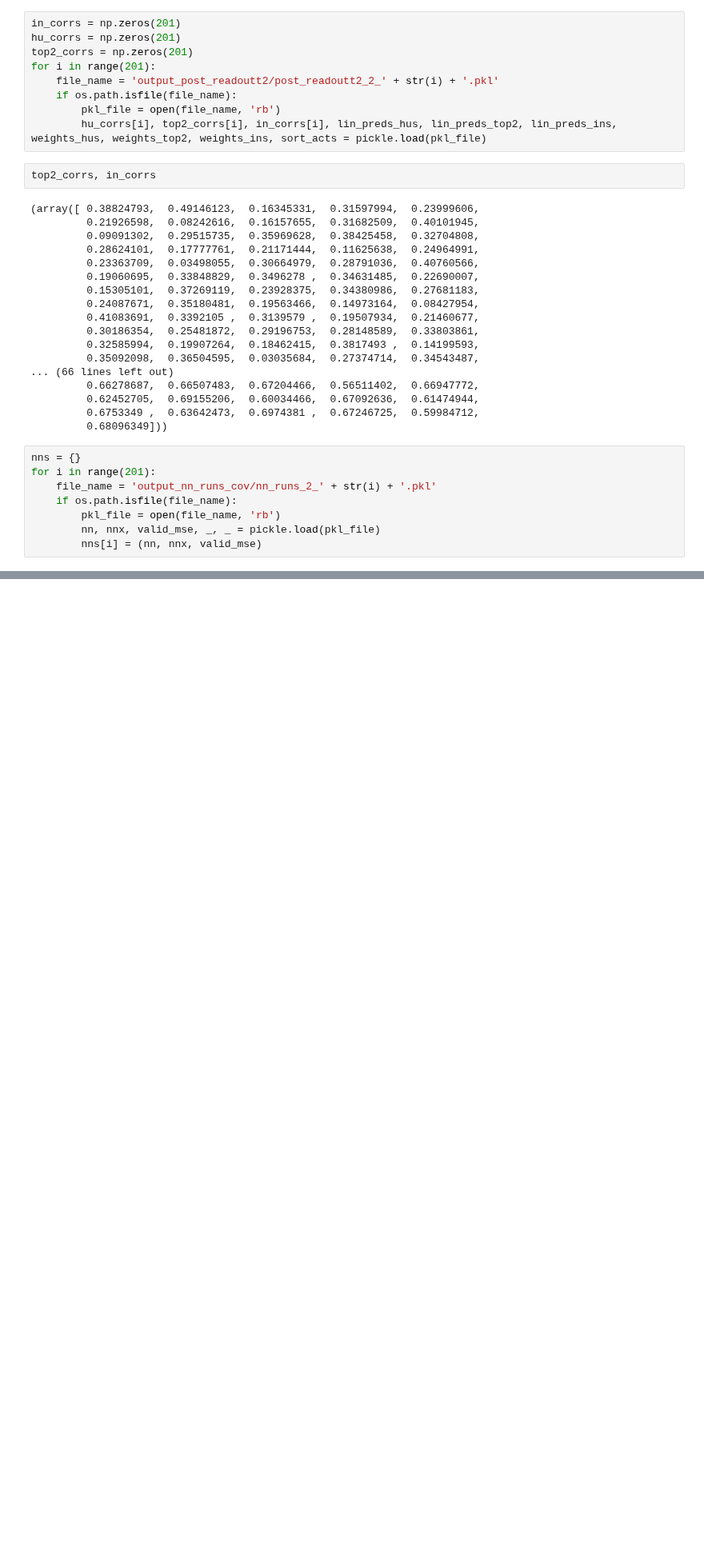
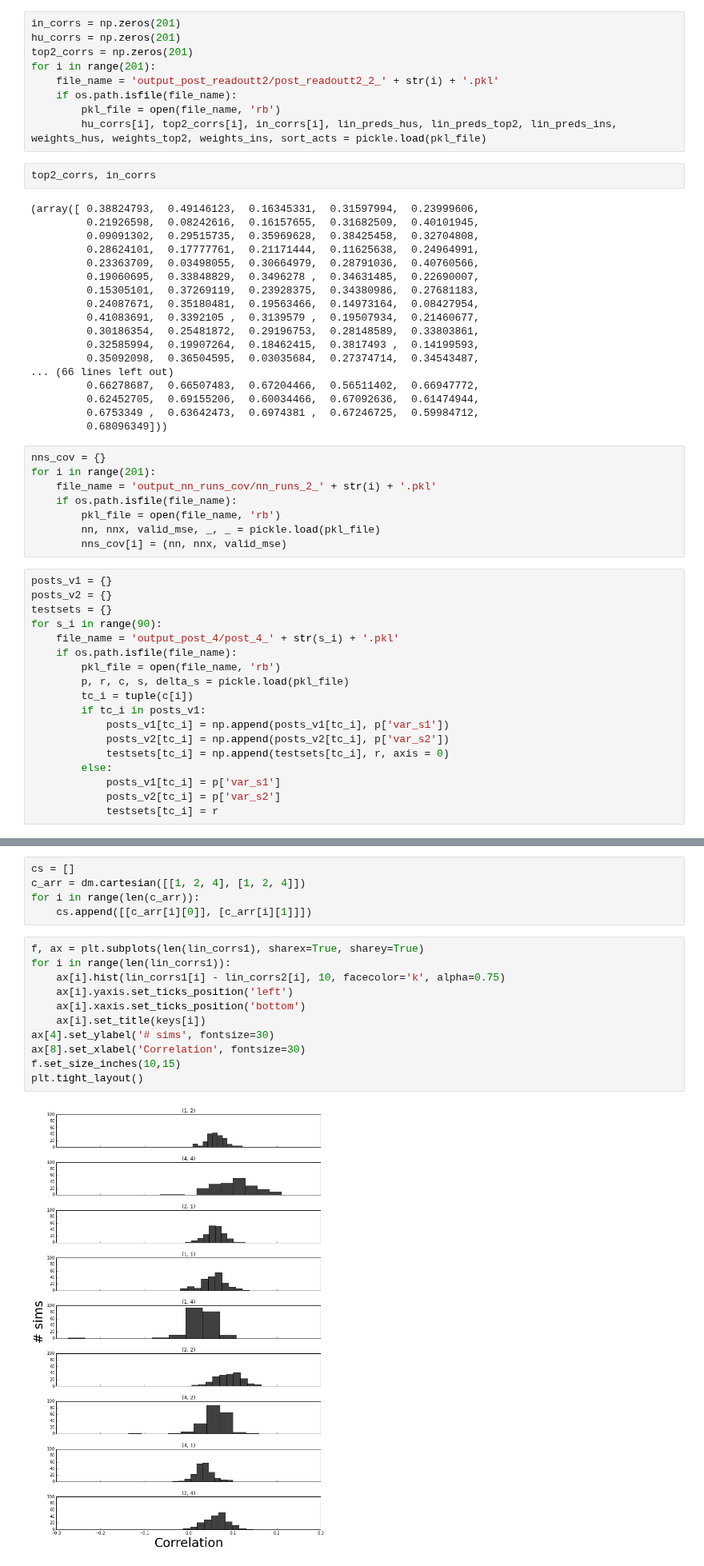
Before and after one commit to NYUMaLab/Divisive_Normalization_Project, a Jupyter notebook: Code/Demixing/Demixing Precision Readout.ipynb, the cells around one changed output, grey strips where cells are left out. Shown at 80% size. Cells and saved outputs as stored; diff of their text form; blank space fills up the shorter version.

```diff
--- a/Code/Demixing/Demixing Precision Readout.ipynb
+++ b/Code/Demixing/Demixing Precision Readout.ipynb
@@ -204,10 +247,28 @@ top2_corrs, in_corrs
          0.6753349 ,  0.63642473,  0.6974381 ,  0.67246725,  0.59984712,
          0.68096349]))
 # %%
-nns = {}
+nns_cov = {}
 for i in range(201):
     file_name = 'output_nn_runs_cov/nn_runs_2_' + str(i) + '.pkl'
     if os.path.isfile(file_name):
         pkl_file = open(file_name, 'rb')
         nn, nnx, valid_mse, _, _ = pickle.load(pkl_file)
-        nns[i] = (nn, nnx, valid_mse)
+        nns_cov[i] = (nn, nnx, valid_mse)
+# %%
+posts_v1 = {}
+posts_v2 = {}
+testsets = {}
+for s_i in range(90):
+    file_name = 'output_post_4/post_4_' + str(s_i) + '.pkl'
+    if os.path.isfile(file_name):
+        pkl_file = open(file_name, 'rb')
+        p, r, c, s, delta_s = pickle.load(pkl_file)
+        tc_i = tuple(c[i])
+        if tc_i in posts_v1:
+            posts_v1[tc_i] = np.append(posts_v1[tc_i], p['var_s1'])
+            posts_v2[tc_i] = np.append(posts_v2[tc_i], p['var_s2'])
+            testsets[tc_i] = np.append(testsets[tc_i], r, axis = 0)
+        else:
+            posts_v1[tc_i] = p['var_s1']
+            posts_v2[tc_i] = p['var_s2']
+            testsets[tc_i] = r
@@ -214 +338,19 @@ for i in range(201):
+# %%
+cs = []
+c_arr = dm.cartesian([[1, 2, 4], [1, 2, 4]])
+for i in range(len(c_arr)):
+    cs.append([[c_arr[i][0]], [c_arr[i][1]]])
+# %%
+f, ax = plt.subplots(len(lin_corrs1), sharex=True, sharey=True)
+for i in range(len(lin_corrs1)):
+    ax[i].hist(lin_corrs1[i] - lin_corrs2[i], 10, facecolor='k', alpha=0.75)
+    ax[i].yaxis.set_ticks_position('left')
+    ax[i].xaxis.set_ticks_position('bottom')
+    ax[i].set_title(keys[i])
+ax[4].set_ylabel('# sims', fontsize=30)
+ax[8].set_xlabel('Correlation', fontsize=30)
+f.set_size_inches(10,15)
+plt.tight_layout()
+# %% [output]
+[figure, added]
 # %%
```
Also changed, not shown: parts of 14 cells of this notebook.
